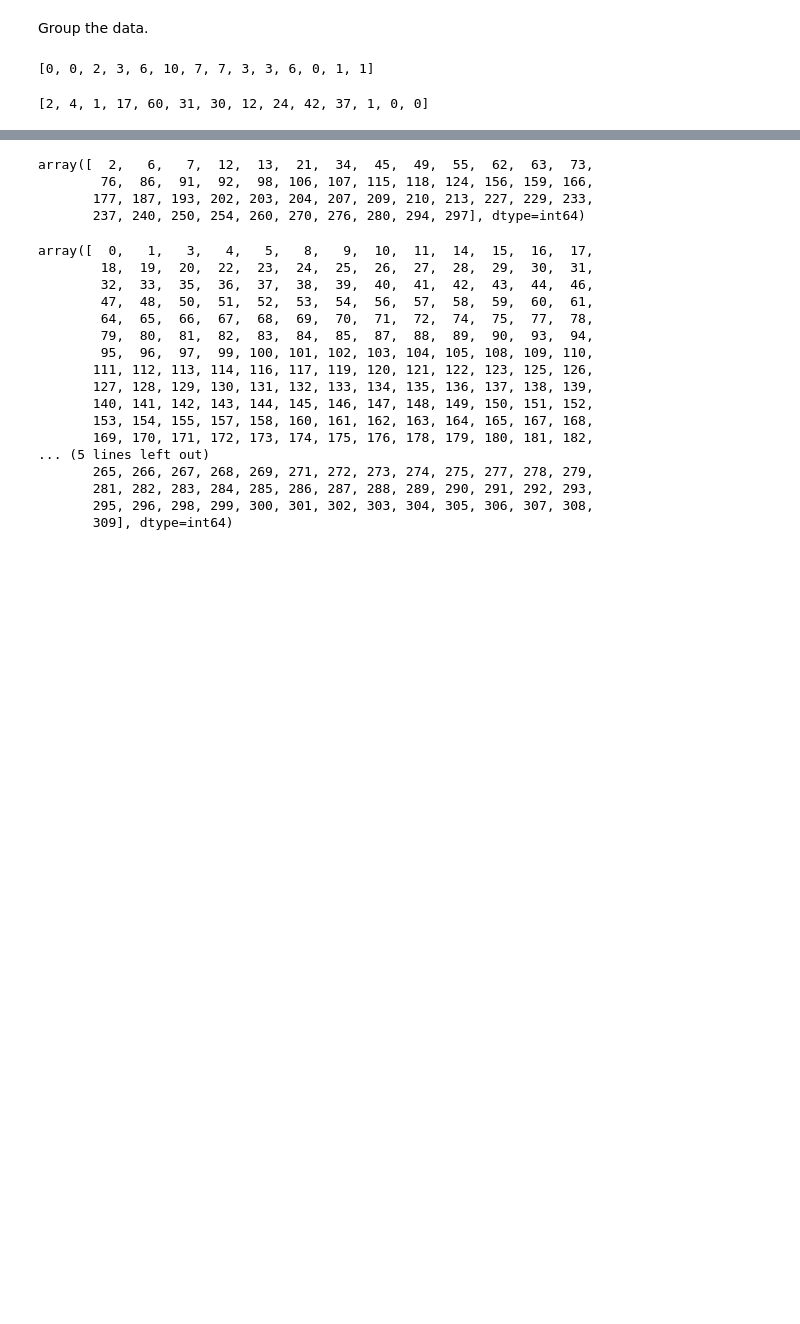
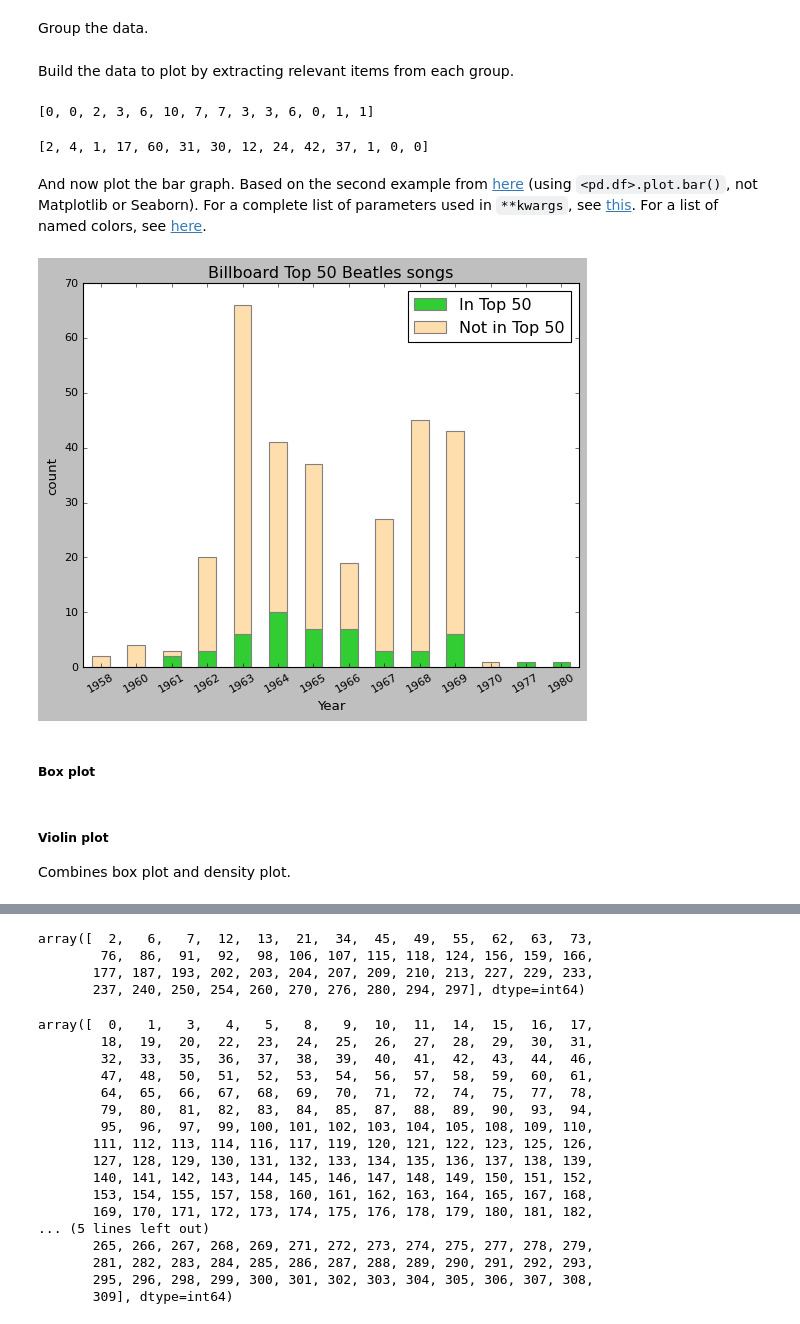
Before and after one commit to devedzic/eda, a Jupyter notebook: eda.ipynb, the cells around one changed output, grey strips where cells are left out. Drawn from its saved outputs; the diff is of its cells as text; code cells hidden in the pictures; blank space fills up the shorter version.

```diff
--- a/eda.ipynb
+++ b/eda.ipynb
@@ -796,4 +814,6 @@ Name: Title, dtype: object
 Group the data.
 # %%
 songs_by_year = songs.groupby('Year')
+# %% [markdown]
+Build the data to plot by extracting relevant items from each group.
 # %%
@@ -849,3 +849,35 @@ display(not_in_top50)
 # %% [output]
 [0, 0, 2, 3, 6, 10, 7, 7, 3, 3, 6, 0, 1, 1]
 [2, 4, 1, 17, 60, 31, 30, 12, 24, 42, 37, 1, 0, 0]
+# %% [markdown]
+And now plot the bar graph. Based on the second example from [here](https://pandas.pydata.org/pandas-docs/stable/reference/api/pandas.DataFrame.plot.bar.html) (using `<pd.df>.plot.bar()`, not Matplotlib or Seaborn).
+For a complete list of parameters used in `**kwargs`, see [this](https://pandas.pydata.org/pandas-docs/stable/reference/api/pandas.DataFrame.plot.html).
+For a list of named colors, see [here](https://matplotlib.org/stable/gallery/color/named_colors.html#css-colors).
+# %%
+# # The role-model example from https://pandas.pydata.org/pandas-docs/stable/reference/api/pandas.DataFrame.plot.bar.html
+# speed = [0.1, 17.5, 40, 48, 52, 69, 88]
+# lifespan = [2, 8, 70, 1.5, 25, 12, 28]
+# index = ['snail', 'pig', 'elephant', 'rabbit', 'giraffe', 'coyote', 'horse']
+# df = pd.DataFrame({'speed': speed, 'lifespan': lifespan}, index=index)
+# ax = df.plot.bar(rot=0)
+
+df = pd.DataFrame({'In Top 50': in_top50, 'Not in Top 50': not_in_top50},
+                  index=years_sorted)
+# # ax = df.plot.bar(rot=0)                         # the returned value is of type matplotlib.axes.Axes
+# df.plot.bar(rot=0)                                # however, the returned value is usually unnecessary
+ax = df.plot.bar(rot=30,
+                 ylim=(0, 70),
+                 color={'In Top 50': 'limegreen', 'Not in Top 50': 'navajowhite'},
+                 edgecolor='grey',
+                 title='Billboard Top 50 Beatles songs',
+                 xlabel='Year',
+                 ylabel='count',
+                 fontsize=10,
+                 stacked=True)
+# %% [output]
+[figure, added]
+# %% [markdown]
+##### Box plot
+# %% [markdown]
+##### Violin plot
+Combines box plot and density plot.
```
Also changed, not shown: parts of 17 cells of this notebook.
